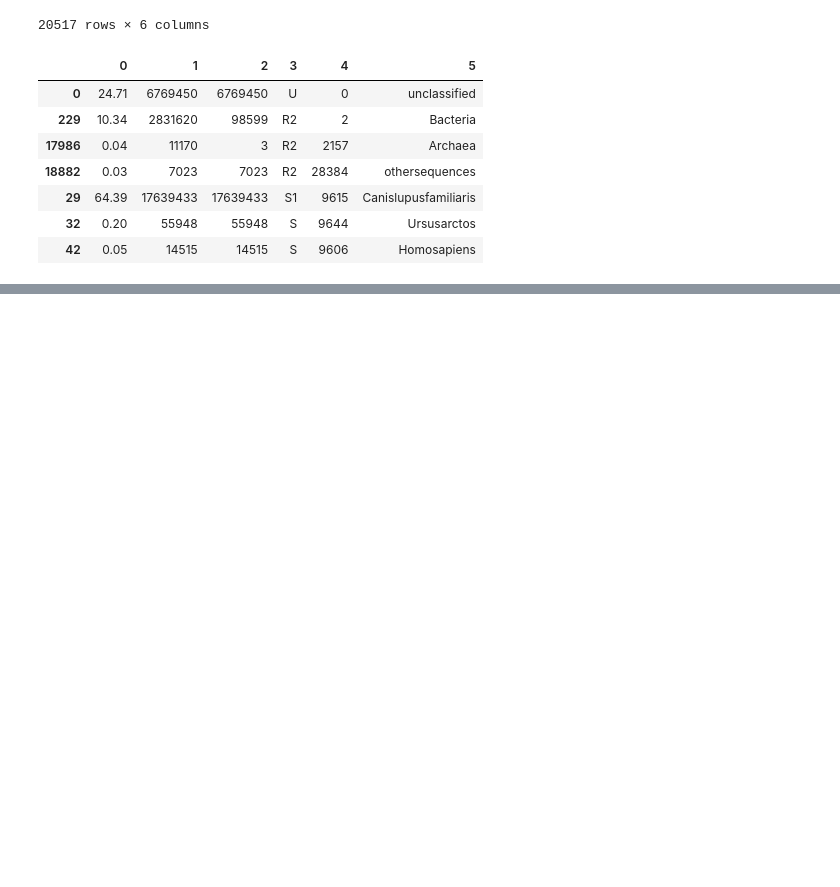
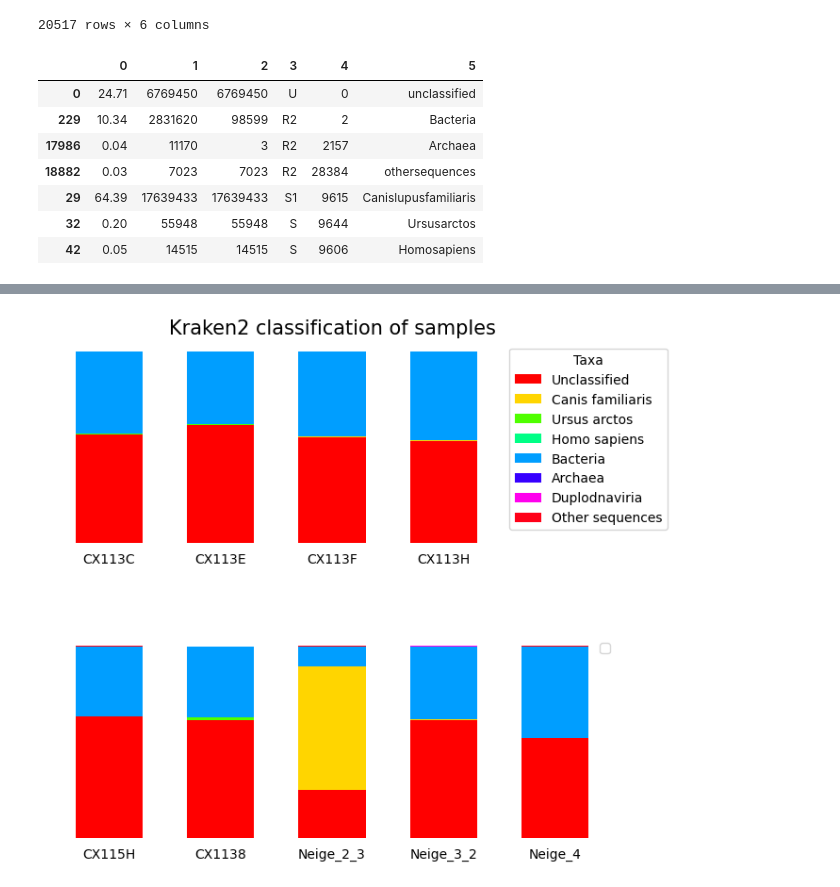
Before and after one commit to HGord2022/snowtracks, a Jupyter notebook: metagenomics/kraken/kraken.ipynb, the cells around one changed output, grey strips where cells are left out. Drawn from its saved outputs; the diff is of its cells as text; code cells hidden in the pictures; blank space fills up the shorter version.

```diff
--- a/metagenomics/kraken/kraken.ipynb
+++ b/metagenomics/kraken/kraken.ipynb
@@ -110,0 +129,11 @@ plt.show()
+# %%
+samples_forplot = ["CX113C","CX113E","CX113F","CX113H", "", "CX115H","CX1138","Neige_2_3","Neige_3_2","Neige_4"]
+# %%
+df_all.rename(columns={
+    'Canislupusfamiliaris': 'Canis familiaris',
+    'Ursusarctos': 'Ursus arctos',
+    'Homosapiens': 'Homo sapiens',
+    'unclassified': 'Unclassified',
+    'othersequences': 'Other sequences'
+}, inplace=True)
+df_all
@@ -110,0 +152,33 @@ plt.show()
+# %%
+fig, ax = plt.subplots(nrows=2, ncols=1, figsize=(7, 6))
+plt.subplots_adjust(hspace=2)
+bar_width1 = 0.6
+
+# Plot the first 4 rows of df_all in the top subplot
+df_all.iloc[:5].plot(kind='bar', stacked=True, ax=ax[0], width=bar_width1, colormap='hsv')
+ax[0].set_title('Kraken2 classification of samples', size=15)
+ax[0].legend(title='Taxa', bbox_to_anchor=(0.8, 1), loc='upper left')
+
+
+# Plot the last 5 rows of df_all in the bottom subplot
+df_all.iloc[5:].plot(kind='bar', stacked=True, ax=ax[1], width=bar_width1, colormap='hsv')
+ax[1].legend("")
+
+ax[0].axis('off')
+ax[1].axis('off')
+
+# Add text below each of the bars in both subplots
+for i, rect in enumerate(ax[0].patches[0:5]):
+    height = rect.get_height()
+    ax[0].text(rect.get_x() + rect.get_width() / 2., -5, samples_forplot[i], ha='center', va='top')
+
+for i, rect in enumerate(ax[1].patches[0:5]):
+    height = rect.get_height()
+    ax[1].text(rect.get_x() + rect.get_width() / 2., -5, samples_forplot[i + 5], ha='center', va='top')
+
+# Remove the axes from both plots
+# Adjust layout
+plt.tight_layout()
+plt.show()
+# %% [output]
+[figure, added]
```
Also changed, not shown: parts of 5 cells of this notebook.
